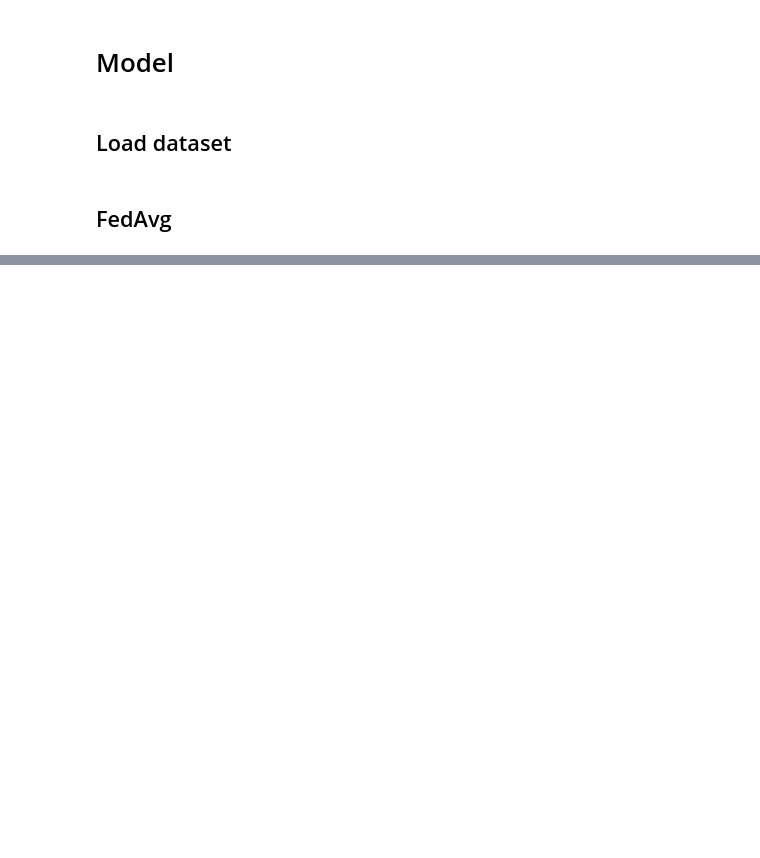
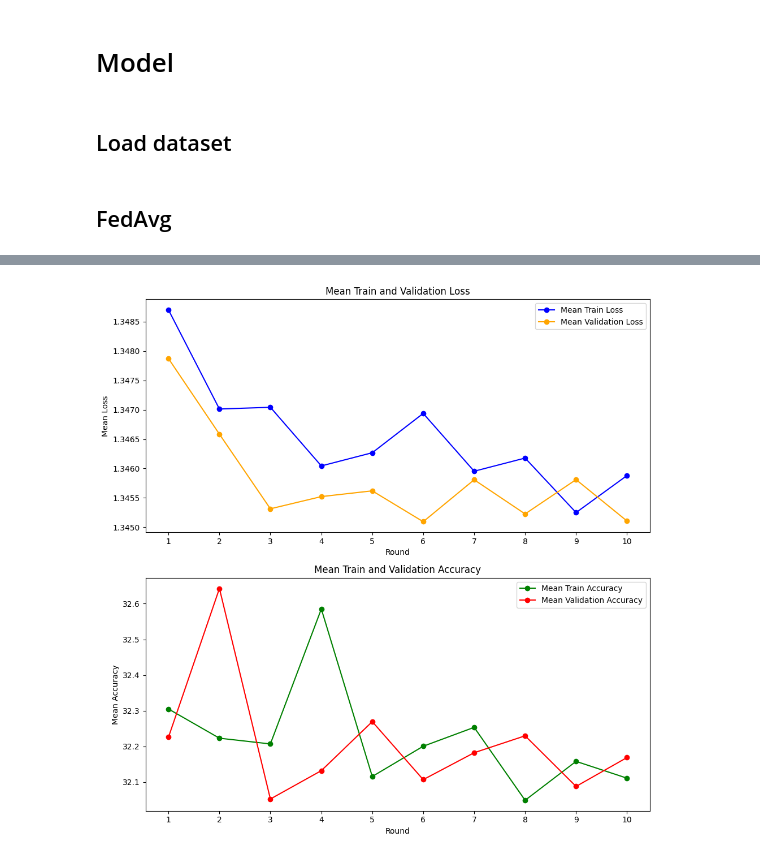
Before and after one commit to amirhosein-prdv/ISAC-based-gesture-recognition-with-federated-learning, a Jupyter notebook: Fedavg.ipynb, the cells around one changed output, grey strips where cells are left out. Saved outputs shown, nothing was run; the diff lists cells and outputs as text; code cells hidden in the pictures; blank space fills up the shorter version.

```diff
--- a/Fedavg.ipynb
+++ b/Fedavg.ipynb
@@ -262,0 +204,18 @@ AttributeError: 'FedAvgAlgorithm' object has no attribute 'data_'
+# %%
+fed_avg_algorithm = FedAvgAlgorithm_SAM(model=ConvGRUModel,
+                                    n_gru_hidden_units=n_gru_hidden_units,
+                                    num_class=N_MOTION,
+                                    timestamp=T_MAX,
+                                    train_loader=client_loaders
+                                    )
+
+fed_avg_SAM_round_accuracy, fed_avg_SAM_result = fed_avg_algorithm.run(num_rounds=10,
+                                                               num_epochs=4
+                                                               )
+
+# Save to a file using pickle
+with open('./results/fed_avg_SAM_result.pkl', 'wb') as file:
+    pickle.dump(fed_avg_SAM_result, file)
+
+with open('./results/fed_avg_SAM_round_accuracy.pkl', 'wb') as file:
+    pickle.dump(fed_avg_SAM_round_accuracy, file)
@@ -262,0 +240,4 @@ AttributeError: 'FedAvgAlgorithm' object has no attribute 'data_'
+# %%
+plot_result(fed_avg_SAM_result)
+# %% [output]
+[figure, added]
```
Also changed, not shown: parts of 21 cells of this notebook, 1 other file.
